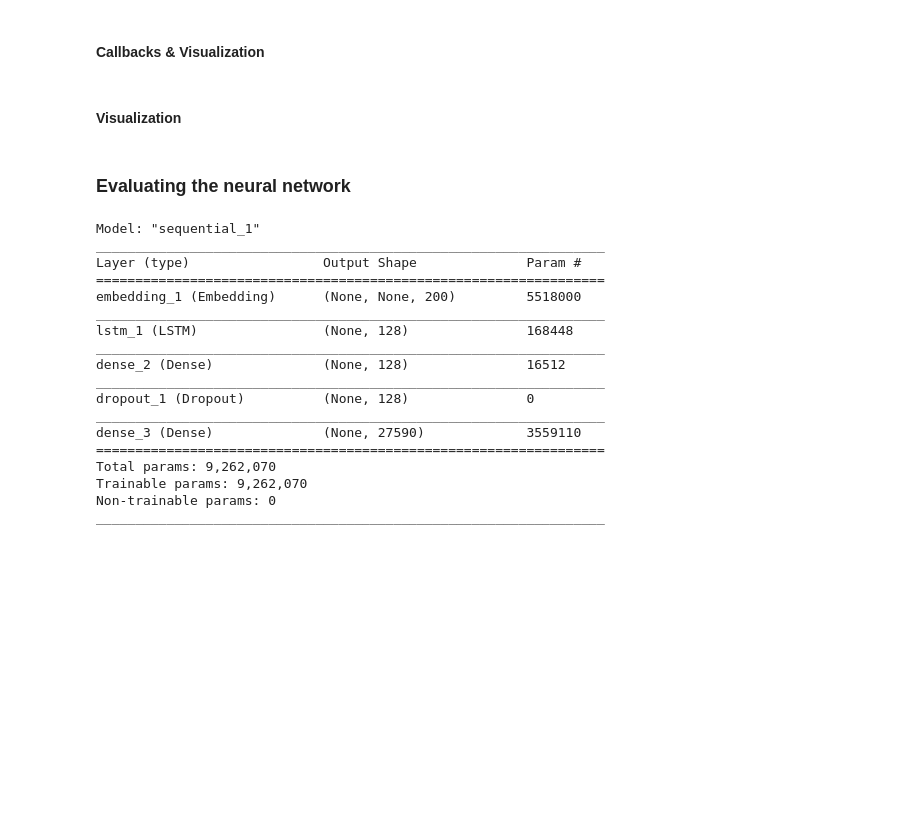
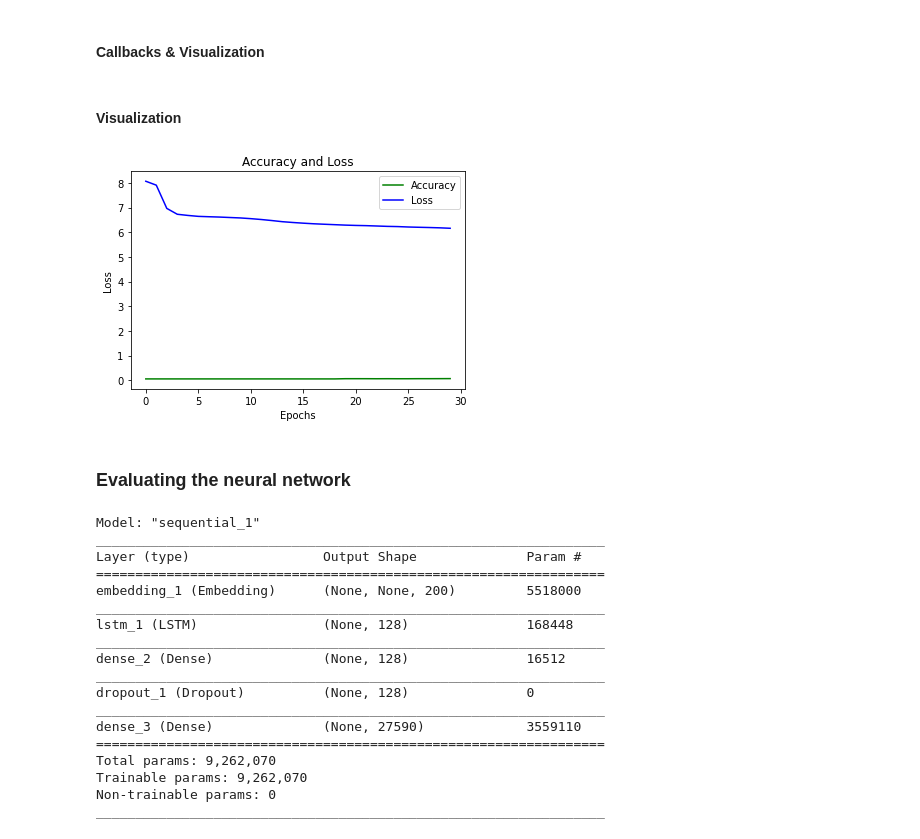
Before and after one commit to hacksaremeta/IS-Sentence-Completion, a Jupyter notebook: is_autocomplete.ipynb, the cells around one changed output. Saved outputs shown, nothing was run; the diff lists cells and outputs as text; code cells hidden in the pictures; blank space fills up the shorter version.

```diff
--- a/is_autocomplete.ipynb
+++ b/is_autocomplete.ipynb
@@ -562,6 +561,19 @@ callbacks = make_callbacks(model_name)
 history = model.fit(X_train,  y_train,  batch_size = num_batch,
           epochs = num_epochs, callbacks = callbacks,
           validation_data = (X_valid, y_valid))
+# %%
+accuracy_val = history.history['val_accuracy']
+loss = history.history['loss']
+epochs = range(0,num_epochs)
+plt.plot(epochs, accuracy_val, 'g', label='Accuracy')
+plt.plot(epochs, loss, 'b', label='Loss')
+plt.title('Accuracy and Loss')
+plt.xlabel('Epochs')
+plt.ylabel('Loss')
+plt.legend()
+plt.show()
+# %% [output]
+[figure, added]
 # %% [markdown]
 <a id="keras_evaluate_rnn"></a>
 ### Evaluating the neural network
```
Also changed, not shown: parts of 4 cells of this notebook.
